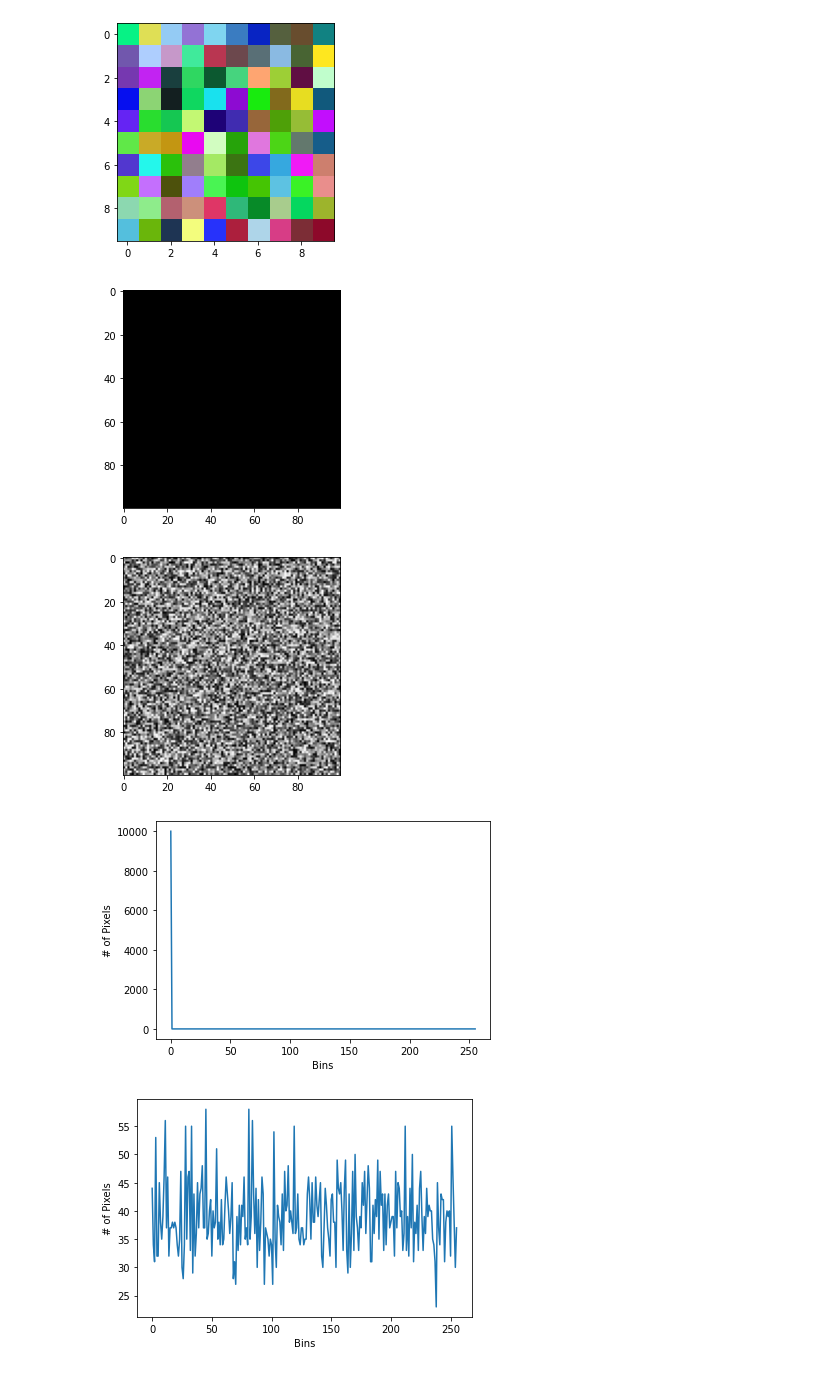
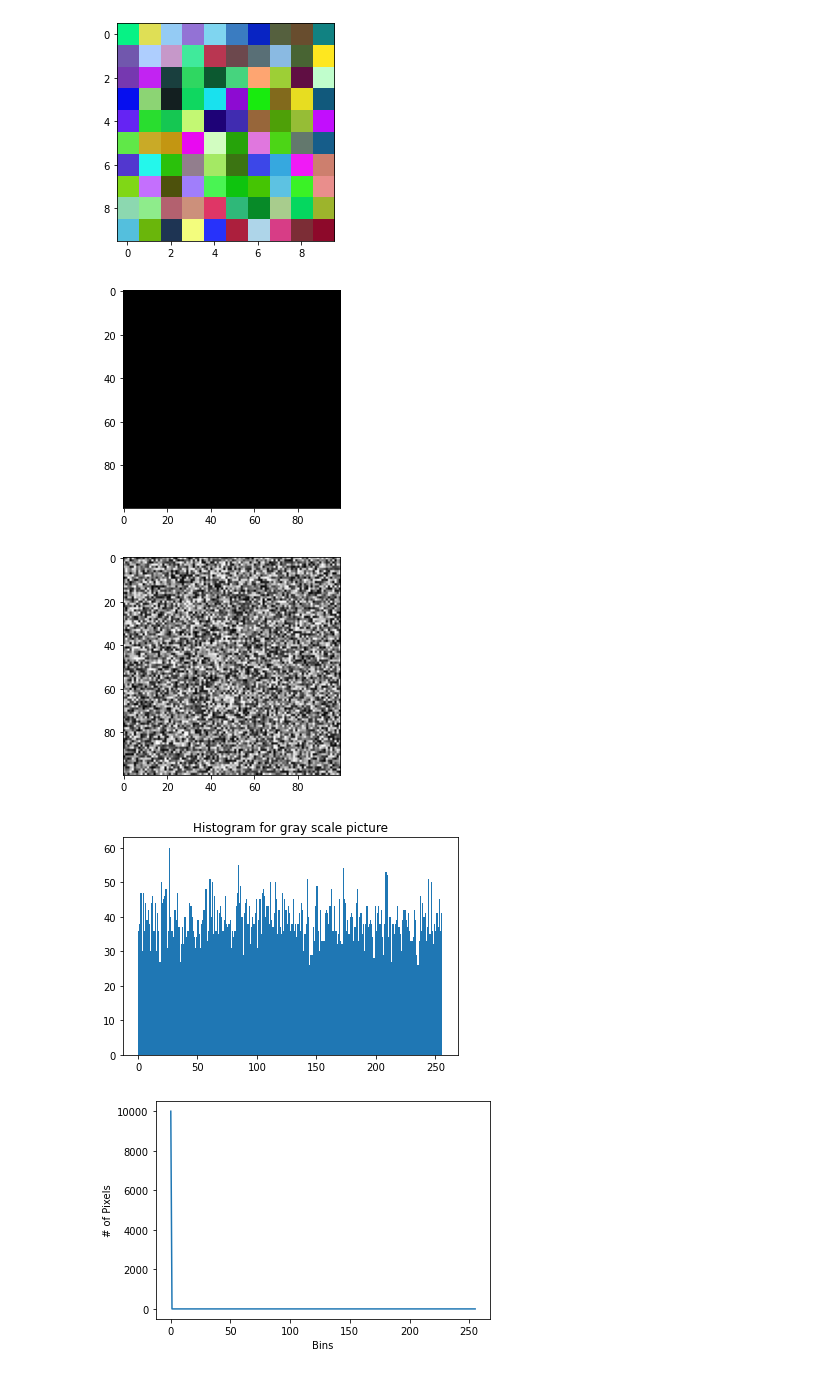
Before and after one commit to TheGer/pythonStuff, a Jupyter notebook: lesson_examples.ipynb, the cells around one changed output. Saved outputs shown, nothing was run; the diff lists cells and outputs as text; code cells hidden in the pictures.

```diff
--- a/lesson_examples.ipynb
+++ b/lesson_examples.ipynb
@@ -149,41 +149,51 @@ import cv2
 HistogramImage = np.zeros([100,100],dtype='uint8')
 HistogramImage2 = np.random.randint(0,256,size=HistogramImage.shape).astype('uint8')
 
+
+
 plt.imshow(HistogramImage,cmap=cm.gray,vmin=0,vmax=256)
 plt.show()
 plt.imshow(HistogramImage2,cmap=cm.gray,vmin=0,vmax=256)
+plt.show()
+#NP can be used for histograms
+
+hist= np.histogram(HistogramImage2,256,[0,256])
+
+#flatten the array
+plt.hist(HistogramImage2.reshape(-1),256,[0,256])
+plt.title('Histogram for gray scale picture')
 plt.show()
 
 
 #The parameters of calcHist
 #1. Image (could be a LIST of images)
 #2. Channels (since it's black and white, we only have one channel)
 #3. Mask (another image can be used as a mask)
 #4. Histogram max size
 #5. Histogram RANGE (from one value to another)
 histogram = cv2.calcHist([HistogramImage],[0],None,[256],[0,256])
 plt.xlabel("Bins")
 plt.ylabel("# of Pixels")
 plt.plot(histogram)
 plt.show()
 histogram2 = cv2.calcHist([HistogramImage2],[0],None,[256],[0,256])
 plt.xlabel("Bins")
 plt.ylabel("# of Pixels")
 plt.plot(histogram2)
 plt.show()
 
 possible_values = [50,125,200]
 HistogramImage3 = np.random.choice(possible_values, size=[100,100]).astype('uint8')
 print(HistogramImage3)
 plt.imshow(HistogramImage3,cmap=cm.gray,vmin=0,vmax=256)
 plt.show()
 histogram3 = cv2.calcHist([HistogramImage3],[0],None,[256],[0,256])
 plt.xlabel("Bins")
 plt.ylabel("# of Pixels")
 plt.plot(histogram3)
 plt.show()
 # %% [output]
 [figure]
-[figure, old version]
+[figure, new version]
-[figure, old version]
+[figure, new version]
-[figure, old version]
+[figure, new version]
```
Also changed, not shown: parts of 1 cell of this notebook.
